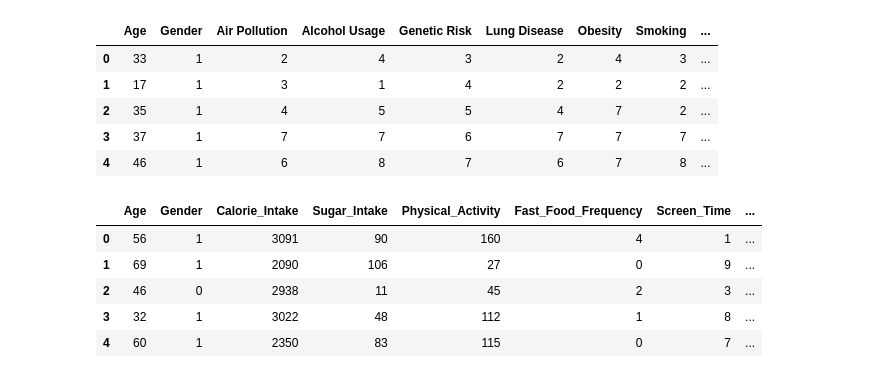
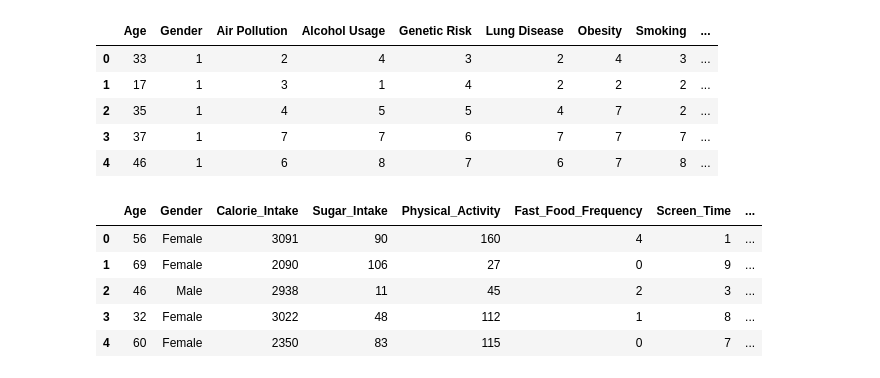
Before and after one commit to P-Saha/kNN-Lung-Cancer, a Jupyter notebook: Datathon1.ipynb, the cells around one changed output. Saved outputs shown, nothing was run; the diff lists cells and outputs as text; code cells hidden in the pictures.

```diff
--- a/Datathon1.ipynb
+++ b/Datathon1.ipynb
@@ -29,11 +40,11 @@ dfCancer.head()
 | 3 | 37 | 1 | 7 | 7 | 6 | 7 | 7 | 7 | ... |
 | 4 | 46 | 1 | 6 | 8 | 7 | 6 | 7 | 8 | ... |
 # %%
-dfObesity.head()
+df2.head()
 # %% [output]
 |  | Age | Gender | Calorie_Intake | Sugar_Intake | Physical_Activity | Fast_Food_Frequency | Screen_Time | ... |
-| 0 | 56 | 1 | 3091 | 90 | 160 | 4 | 1 | ... |
-| 1 | 69 | 1 | 2090 | 106 | 27 | 0 | 9 | ... |
-| 2 | 46 | 0 | 2938 | 11 | 45 | 2 | 3 | ... |
-| 3 | 32 | 1 | 3022 | 48 | 112 | 1 | 8 | ... |
-| 4 | 60 | 1 | 2350 | 83 | 115 | 0 | 7 | ... |
+| 0 | 56 | Female | 3091 | 90 | 160 | 4 | 1 | ... |
+| 1 | 69 | Female | 2090 | 106 | 27 | 0 | 9 | ... |
+| 2 | 46 | Male | 2938 | 11 | 45 | 2 | 3 | ... |
+| 3 | 32 | Female | 3022 | 48 | 112 | 1 | 8 | ... |
+| 4 | 60 | Female | 2350 | 83 | 115 | 0 | 7 | ... |
```
Also changed, not shown: parts of 24 cells of this notebook.
